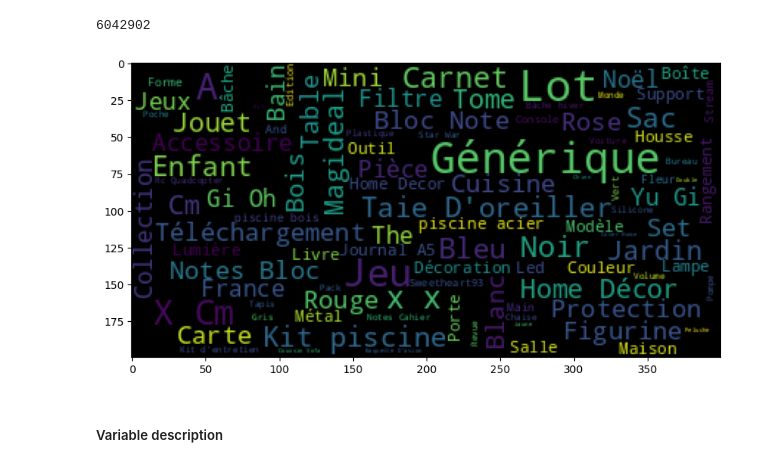
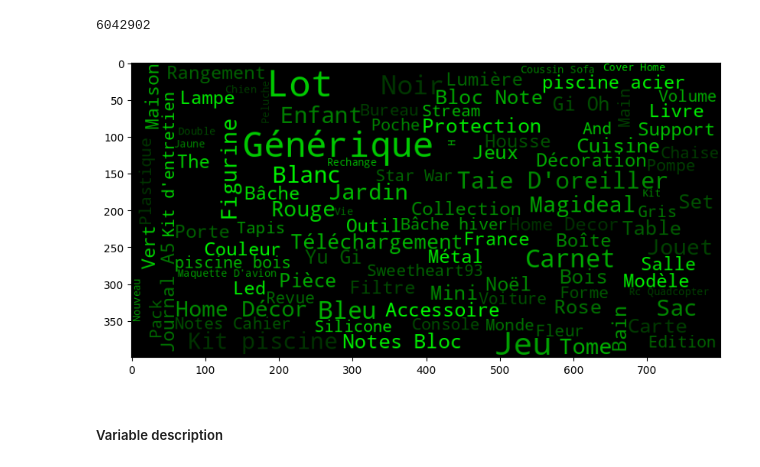
Before and after one commit to Kelorastus/Rakuten, a Jupyter notebook: data_exploration/Valentin.ipynb, the cells around one changed output. Saved outputs shown, nothing was run; the diff lists cells and outputs as text; code cells hidden in the pictures.

Commit message:
data exploration: improve wordclouds

```diff
--- a/data_exploration/Valentin.ipynb
+++ b/data_exploration/Valentin.ipynb
@@ -189,6 +191,10 @@ from nltk.corpus import stopwords
 
 # Initialiser la variable des mots vides
 stop_words = set(stopwords.words('french'))
+stop_words |= set('p br li ul cm mm X A'.split())
 print(stop_words)
 # %% [output]
 {'aurait', 'seras', 'fusse', 'fusses', 'dans', 'votre', 'étant', 'seront', 'aurai', 'la', 'étaient', 'ai', 'on', 'eus', 't', 'été', 'auras', 'mes', 'eusse', 'ton', 'aura', 'eux', 'serions', 'un', 'eus ...
+# %%
+# Mieux sans masque
+mask_coloring = None
@@ -195,5 +205,6 @@ print(stop_words)
 # %%
+import wordcloud
 from wordcloud import WordCloud
-wc = WordCloud(background_color="black", max_words=100, max_font_size=30, stopwords=stop_words, random_state=42)
+wc1 = WordCloud(width=800, height=400, background_color="black", color_func = wordcloud.get_single_color_func('green'), mask = mask_coloring, max_words=100, max_font_size=50, stopwords=stop_words, random_state=42)
 # %%
 text = ' '.join(X.designation)
@@ -204,12 +215,12 @@ len(text)
 # %%
 import matplotlib.pyplot as plt
 
 # Générer et afficher le nuage de mots
 
 plt.figure(figsize=(13,5))
-plt.imshow(wc)
+plt.imshow(wc1)
 plt.show()
 # %% [output]
-[figure, old version]
+[figure, new version]
 # %% [markdown]
 ##### Variable description
```
Also changed, not shown: parts of 8 cells of this notebook.
